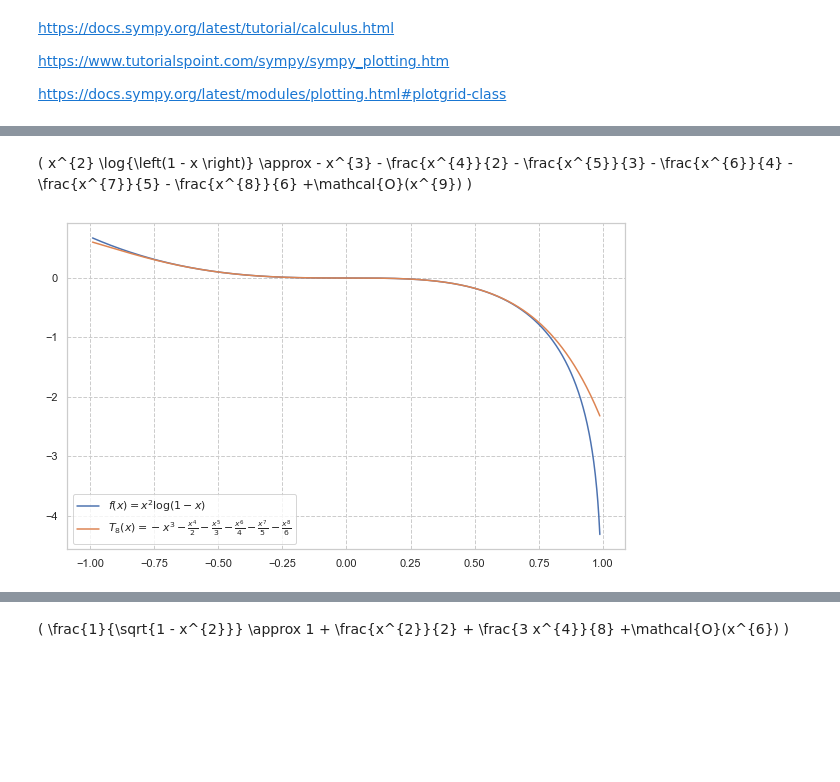
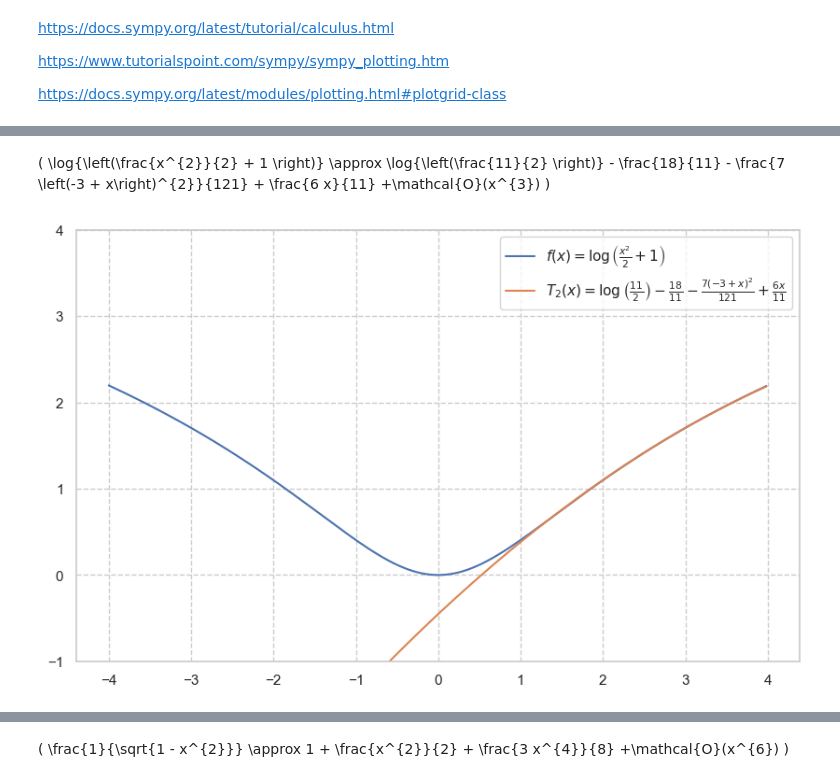
Before and after one commit to JonasRademacker/JupyterNotebooksForTeachingMath, a Jupyter notebook: TaylorSeries.ipynb, the cells around one changed output, grey strips where cells are left out. Cells and saved outputs as stored; diff of their text form; code cells hidden in the pictures; blank space fills up the shorter version.

```diff
--- a/TaylorSeries.ipynb
+++ b/TaylorSeries.ipynb
@@ -80,5 +88,5 @@ def TaylorSeries(stringFct, nderiv=5, xrange=(-3,3), x0=0, variable=x, optLatex=
-# %%
-TaylorSeries("x**2 * ln(1-x)", 8, x0=0, xrange=(-0.99,0.99))
-# %% [output]
-\( x^{2} \log{\left(1 - x \right)} \approx - x^{3} - \frac{x^{4}}{2} - \frac{x^{5}}{3} - \frac{x^{6}}{4} - \frac{x^{7}}{5} - \frac{x^{8}}{6} +\mathcal{O}(x^{9}) \)
-[figure, removed]
+# %%
+TaylorSeries("ln(1 + x^2/2)", 2, x0=3, xrange=(-4,4), yrange=(-1, 4))
+# %% [output]
+\( \log{\left(\frac{x^{2}}{2} + 1 \right)} \approx \log{\left(\frac{11}{2} \right)} - \frac{18}{11} - \frac{7 \left(-3 + x\right)^{2}}{121} + \frac{6 x}{11} +\mathcal{O}(x^{3}) \)
+[figure, added]
```
Also changed, not shown: parts of 24 cells of this notebook.
